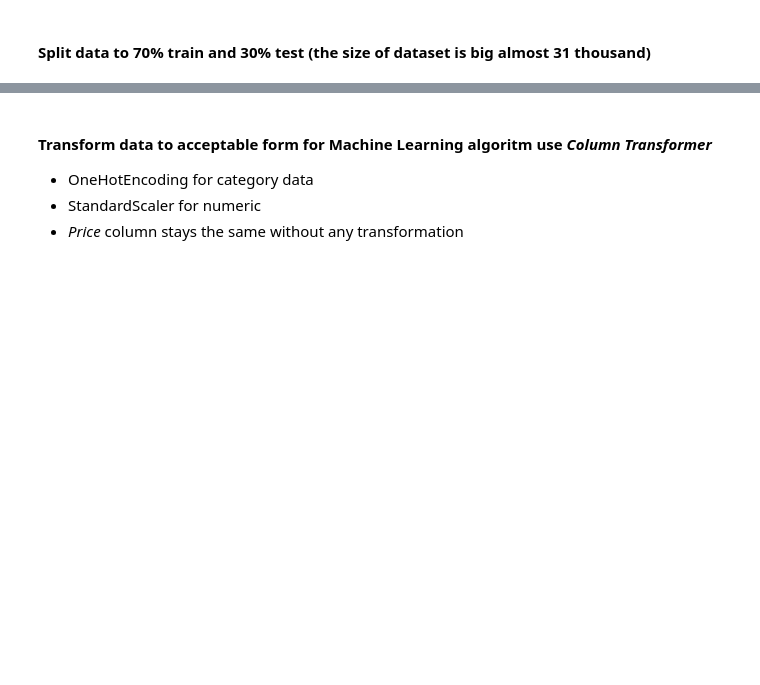
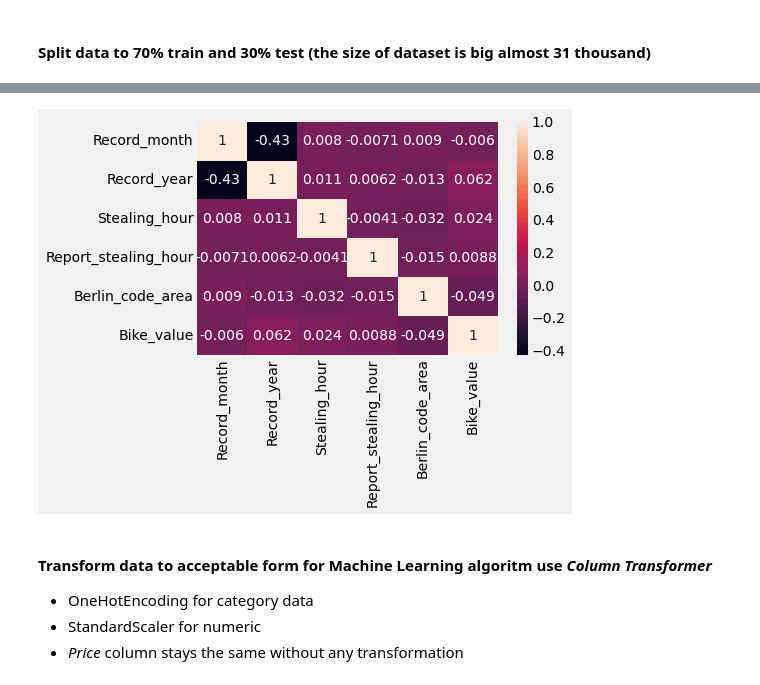
Before and after one commit to MSI17819/Berlin_bike_theft_prediction, a Jupyter notebook: Berlin_bike_thief_analysis_and_prediction.ipynb, the cells around one changed output, grey strips where cells are left out. Saved outputs shown, nothing was run; the diff lists cells and outputs as text; code cells hidden in the pictures; blank space fills up the shorter version.

```diff
--- a/Berlin_bike_thief_analysis_and_prediction.ipynb
+++ b/Berlin_bike_thief_analysis_and_prediction.ipynb
@@ -180,3 +212,7 @@ X_train, X_test, y_train, y_test = train_test_split(X, y, test_size = 0.40,
+# %%
+sns.heatmap(df_copy.corr(), annot=True);
+# %% [output]
+[figure, added]
 # %% [markdown]
 #### Transform data to acceptable form for Machine Learning algoritm use *Column Transformer*
 - OneHotEncoding for category data
```
Also changed, not shown: parts of 30 cells of this notebook.
